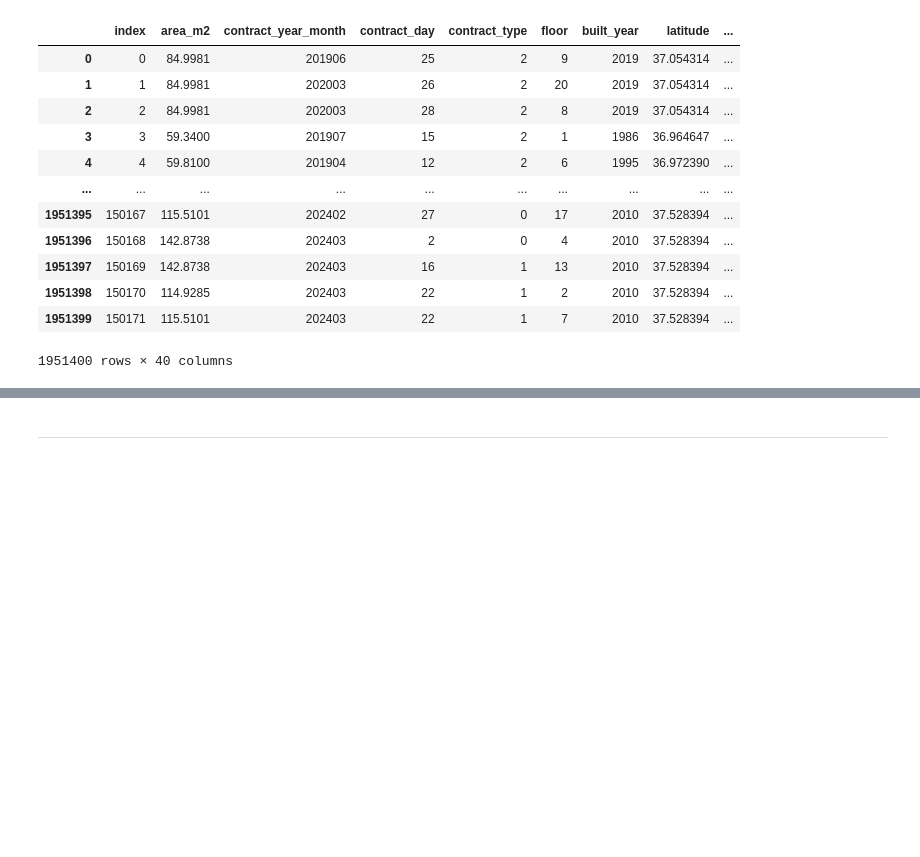
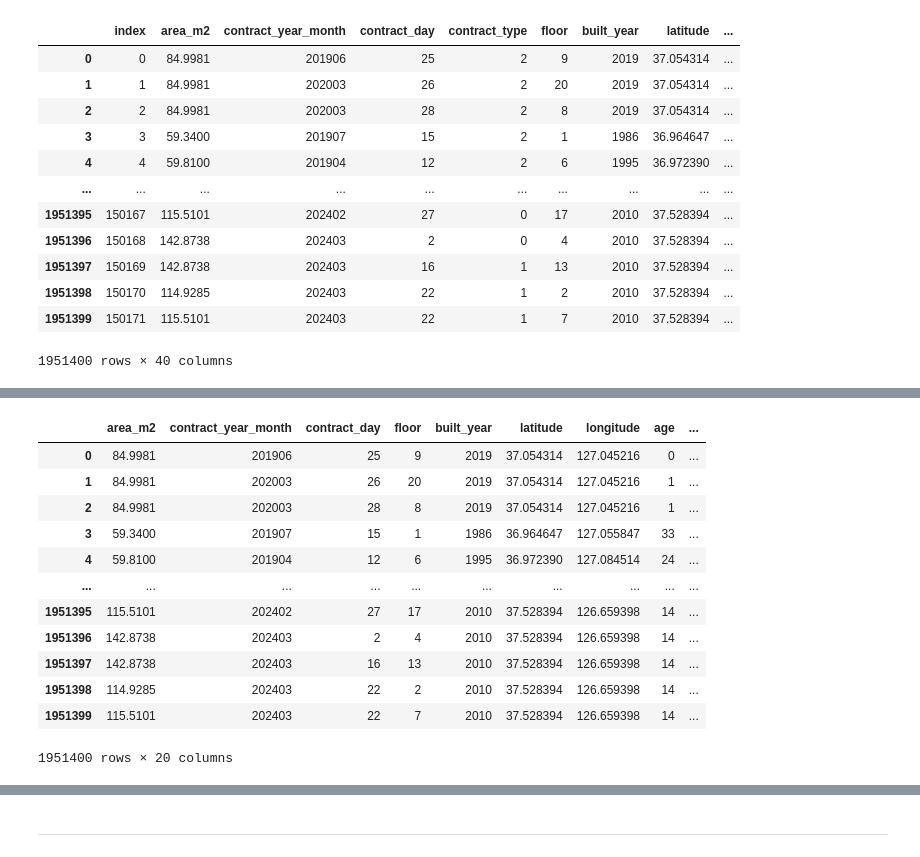
Before and after one commit to boostcampaitech7/level2-competitiveds-recsys-06, a Jupyter notebook: EDA/백우성/model_xgboost_practice1.ipynb, the cells around one changed output, grey strips where cells are left out. Cells and saved outputs as stored; diff of their text form; code cells hidden in the pictures; blank space fills up the shorter version.

```diff
--- a/EDA/백우성/model_xgboost_practice1.ipynb
+++ b/EDA/백우성/model_xgboost_practice1.ipynb
@@ -521,0 +576,17 @@ df = pd.get_dummies(df, columns=['contract_type'], prefix='contract')
+# %%
+grid_1 = pd.read_csv('grid.csv')
+grid_1
+# %% [output]
+|  | area_m2 | contract_year_month | contract_day | floor | built_year | latitude | longitude | age | ... |
+| 0 | 84.9981 | 201906 | 25 | 9 | 2019 | 37.054314 | 127.045216 | 0 | ... |
+| 1 | 84.9981 | 202003 | 26 | 20 | 2019 | 37.054314 | 127.045216 | 1 | ... |
+| 2 | 84.9981 | 202003 | 28 | 8 | 2019 | 37.054314 | 127.045216 | 1 | ... |
+| 3 | 59.3400 | 201907 | 15 | 1 | 1986 | 36.964647 | 127.055847 | 33 | ... |
+| 4 | 59.8100 | 201904 | 12 | 6 | 1995 | 36.972390 | 127.084514 | 24 | ... |
+| ... | ... | ... | ... | ... | ... | ... | ... | ... | ... |
+| 1951395 | 115.5101 | 202402 | 27 | 17 | 2010 | 37.528394 | 126.659398 | 14 | ... |
+| 1951396 | 142.8738 | 202403 | 2 | 4 | 2010 | 37.528394 | 126.659398 | 14 | ... |
+| 1951397 | 142.8738 | 202403 | 16 | 13 | 2010 | 37.528394 | 126.659398 | 14 | ... |
+| 1951398 | 114.9285 | 202403 | 22 | 2 | 2010 | 37.528394 | 126.659398 | 14 | ... |
+| 1951399 | 115.5101 | 202403 | 22 | 7 | 2010 | 37.528394 | 126.659398 | 14 | ... |
+1951400 rows × 20 columns
```
Also changed, not shown: parts of 23 cells of this notebook, 2 other files.
